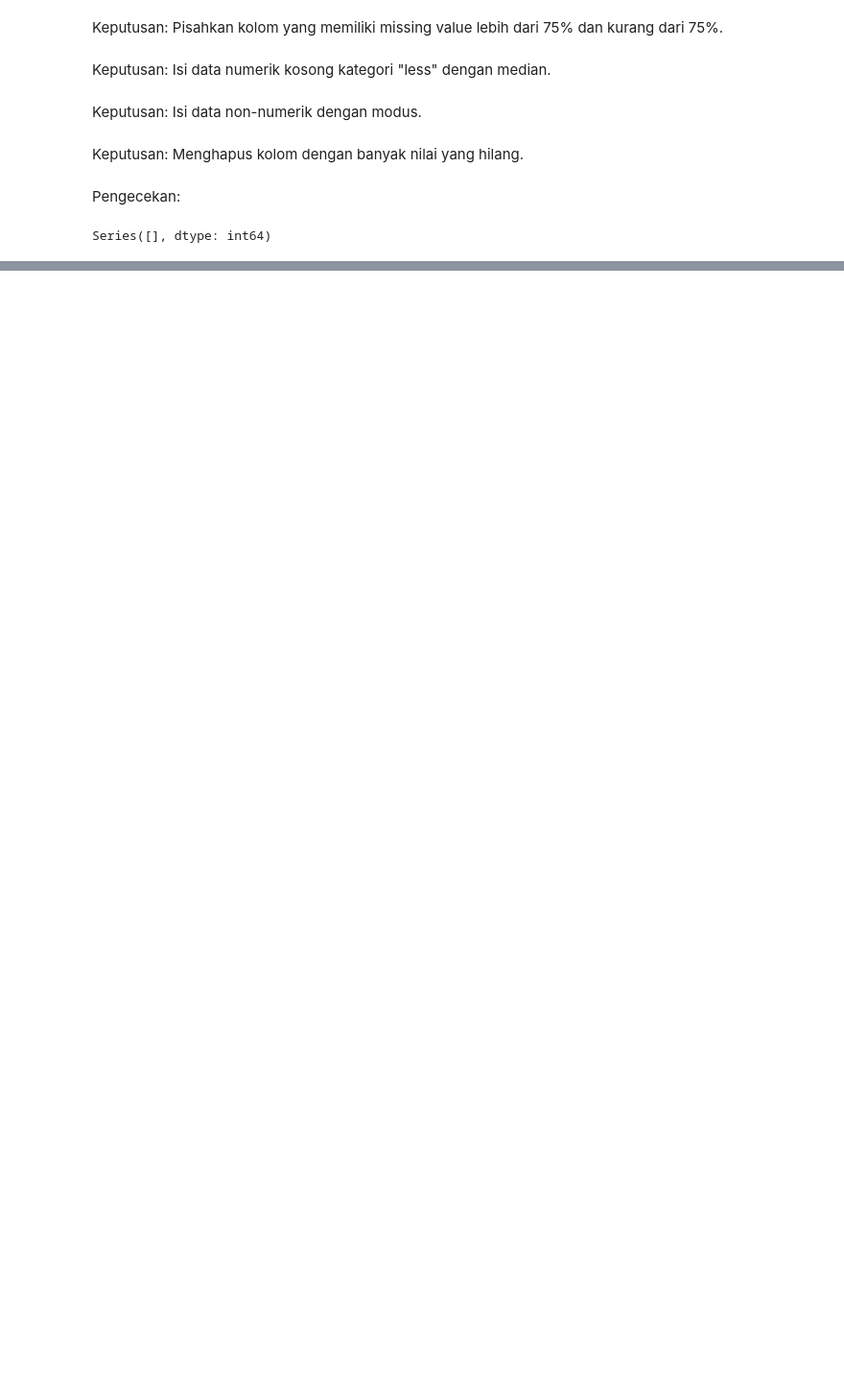
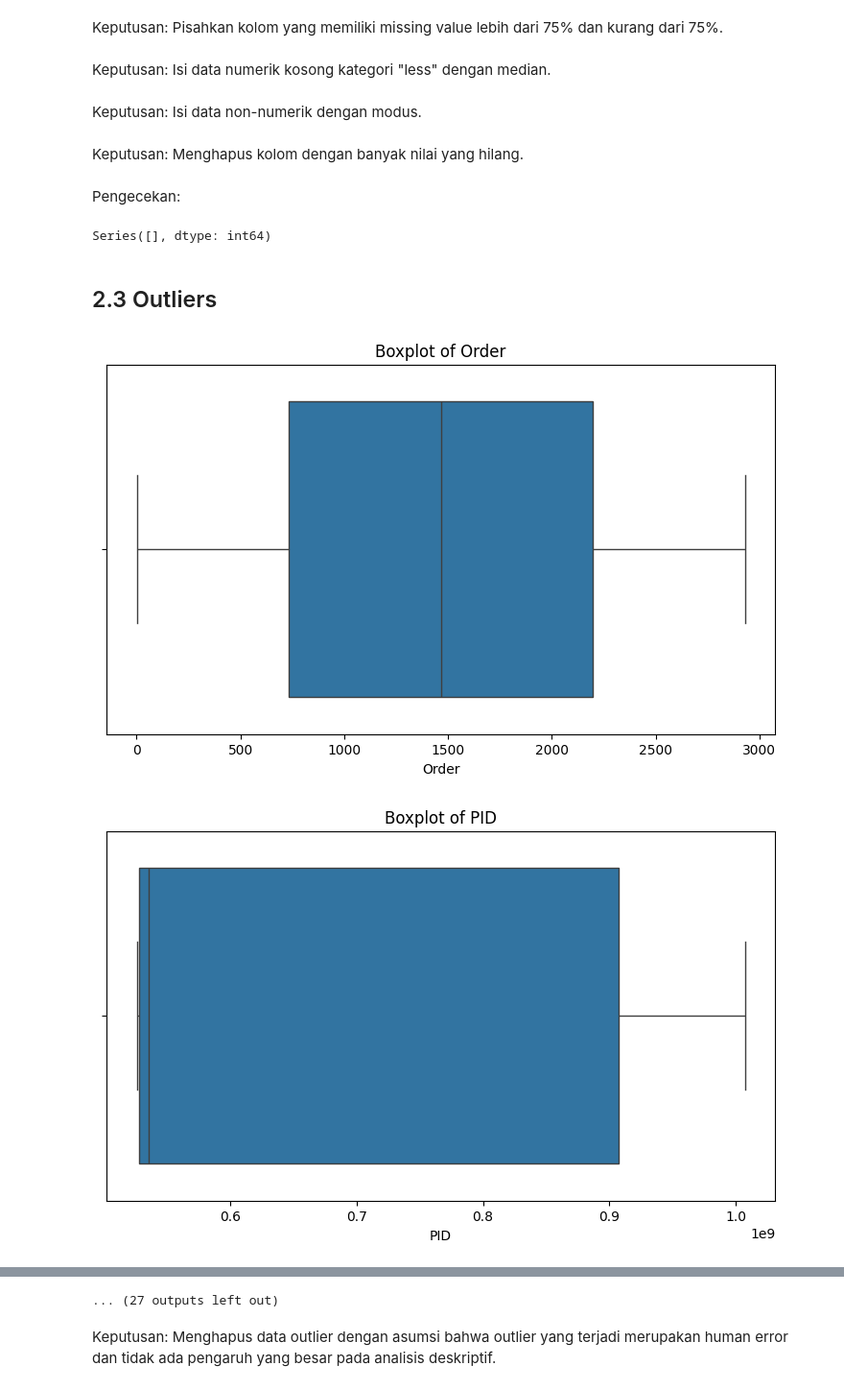
Before and after one commit to RyannPy/ames-housing-price-prediction, a Jupyter notebook: analysis.ipynb, the cells around one changed output, grey strips where cells are left out. Shown at 96% size. Drawn from its saved outputs; the diff is of its cells as text; code cells hidden in the pictures; blank space fills up the shorter version.

Commit message:
feat: mengatasi outliers

```diff
--- a/analysis.ipynb
+++ b/analysis.ipynb
@@ -92,3 +95,14 @@ missing_values = df.isnull().sum()
 missing_values[missing_values > 0]
 # %% [output]
 Series([], dtype: int64)
+# %% [markdown]
+## 2.3 Outliers
+# %%
+for feature in numeric_features:
+    plt.figure(figsize=(9, 5))
+    sns.boxplot(x=df[feature])
+    plt.title(f'Boxplot of {feature}')
+    plt.show()
+# %% [output]
+[figure, added]
+[figure, added]
@@ -94,0 +119,3 @@ Series([], dtype: int64)
+... (27 outputs left out)
+# %% [markdown]
+Keputusan: Menghapus data outlier dengan asumsi bahwa outlier yang terjadi merupakan human error dan tidak ada pengaruh yang besar pada analisis deskriptif.
```
Also changed, not shown: parts of 8 cells of this notebook.
